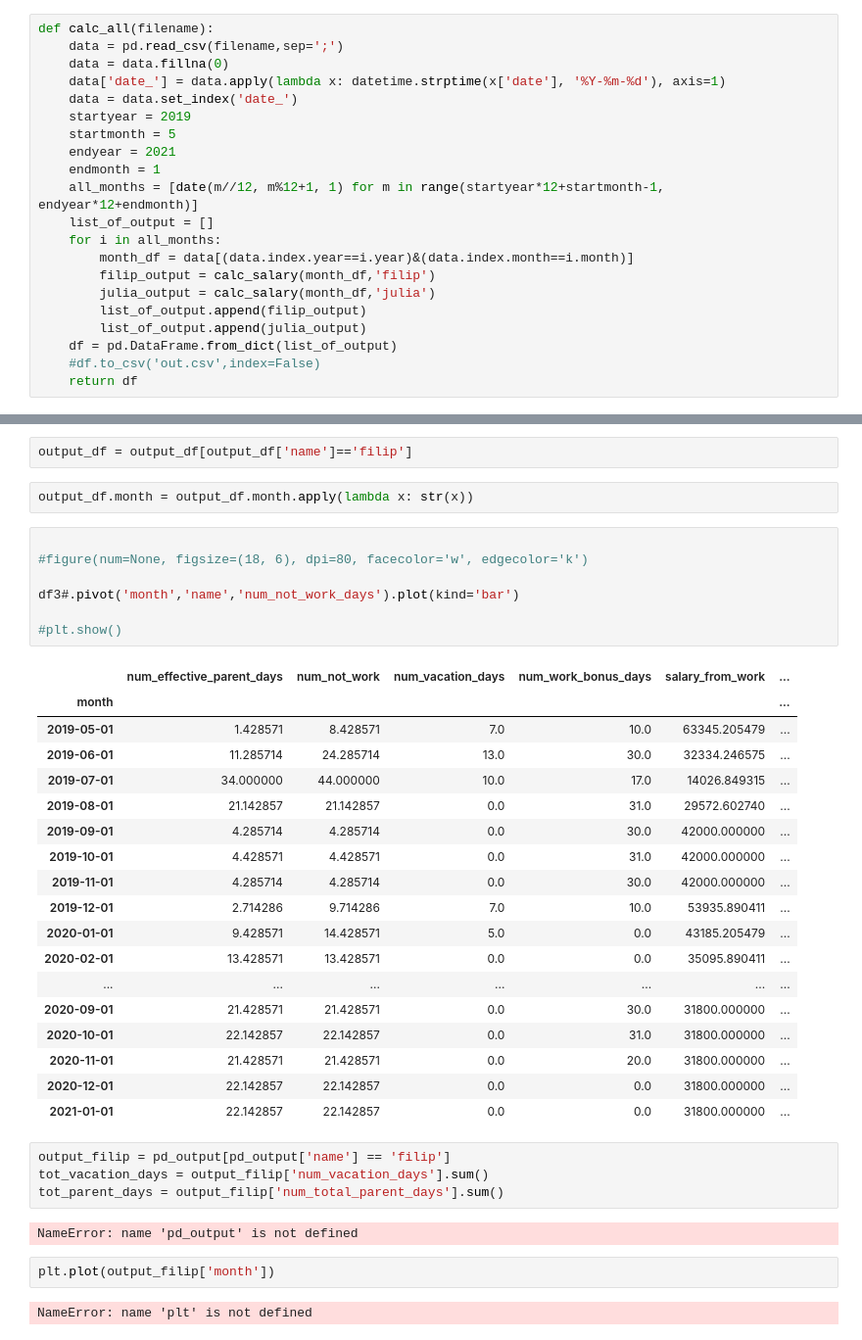
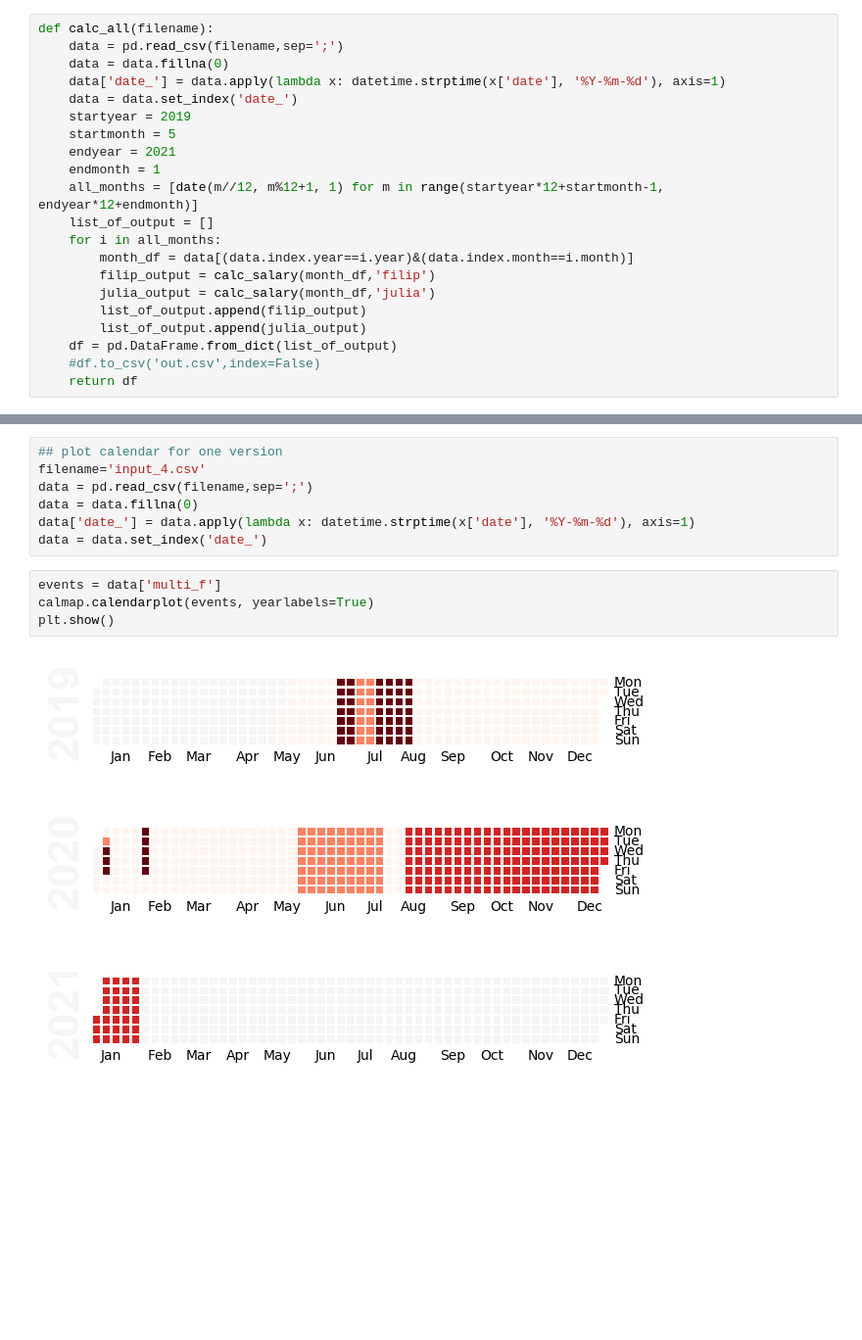
Before and after one commit to filipclaesson/par_sala_calc, a Jupyter notebook: calculate_salaries.ipynb, the cells around one changed output, grey strips where cells are left out. Shown: that part at 98% size. Saved outputs shown, nothing was run; the diff lists cells and outputs as text; blank space fills up the shorter version.

```diff
--- a/calculate_salaries.ipynb
+++ b/calculate_salaries.ipynb
@@ -171,40 +177,13 @@ plt.show()
-# %%
-output_df = output_df[output_df['name']=='filip']
-# %%
-output_df.month = output_df.month.apply(lambda x: str(x))
-# %%
-
-#figure(num=None, figsize=(18, 6), dpi=80, facecolor='w', edgecolor='k')
-
-df3#.pivot('month','name','num_not_work_days').plot(kind='bar')
-
-#plt.show()
-# %% [output]
-|  | num_effective_parent_days | num_not_work | num_vacation_days | num_work_bonus_days | salary_from_work | ... |
-| month |  |  |  |  |  | ... |
-| 2019-05-01 | 1.428571 | 8.428571 | 7.0 | 10.0 | 63345.205479 | ... |
-| 2019-06-01 | 11.285714 | 24.285714 | 13.0 | 30.0 | 32334.246575 | ... |
-| 2019-07-01 | 34.000000 | 44.000000 | 10.0 | 17.0 | 14026.849315 | ... |
-| 2019-08-01 | 21.142857 | 21.142857 | 0.0 | 31.0 | 29572.602740 | ... |
-| 2019-09-01 | 4.285714 | 4.285714 | 0.0 | 30.0 | 42000.000000 | ... |
-| 2019-10-01 | 4.428571 | 4.428571 | 0.0 | 31.0 | 42000.000000 | ... |
-| 2019-11-01 | 4.285714 | 4.285714 | 0.0 | 30.0 | 42000.000000 | ... |
-| 2019-12-01 | 2.714286 | 9.714286 | 7.0 | 10.0 | 53935.890411 | ... |
-| 2020-01-01 | 9.428571 | 14.428571 | 5.0 | 0.0 | 43185.205479 | ... |
-| 2020-02-01 | 13.428571 | 13.428571 | 0.0 | 0.0 | 35095.890411 | ... |
-| ... | ... | ... | ... | ... | ... | ... |
-| 2020-09-01 | 21.428571 | 21.428571 | 0.0 | 30.0 | 31800.000000 | ... |
-| 2020-10-01 | 22.142857 | 22.142857 | 0.0 | 31.0 | 31800.000000 | ... |
-| 2020-11-01 | 21.428571 | 21.428571 | 0.0 | 20.0 | 31800.000000 | ... |
-| 2020-12-01 | 22.142857 | 22.142857 | 0.0 | 0.0 | 31800.000000 | ... |
-| 2021-01-01 | 22.142857 | 22.142857 | 0.0 | 0.0 | 31800.000000 | ... |
-# %%
-output_filip = pd_output[pd_output['name'] == 'filip']
-tot_vacation_days = output_filip['num_vacation_days'].sum()
-tot_parent_days = output_filip['num_total_parent_days'].sum()
-# %% [output]
-NameError: name 'pd_output' is not defined
-# %%
-plt.plot(output_filip['month'])
-# %% [output]
-NameError: name 'plt' is not defined
+# %%
+## plot calendar for one version
+filename='input_4.csv'
+data = pd.read_csv(filename,sep=';')
+data = data.fillna(0)
+data['date_'] = data.apply(lambda x: datetime.strptime(x['date'], '%Y-%m-%d'), axis=1)
+data = data.set_index('date_')
+# %%
+events = data['multi_f']
+calmap.calendarplot(events, yearlabels=True)
+plt.show()
+# %% [output]
+[figure, added]
```
Also changed, not shown: parts of 13 cells of this notebook, 3 other files.
